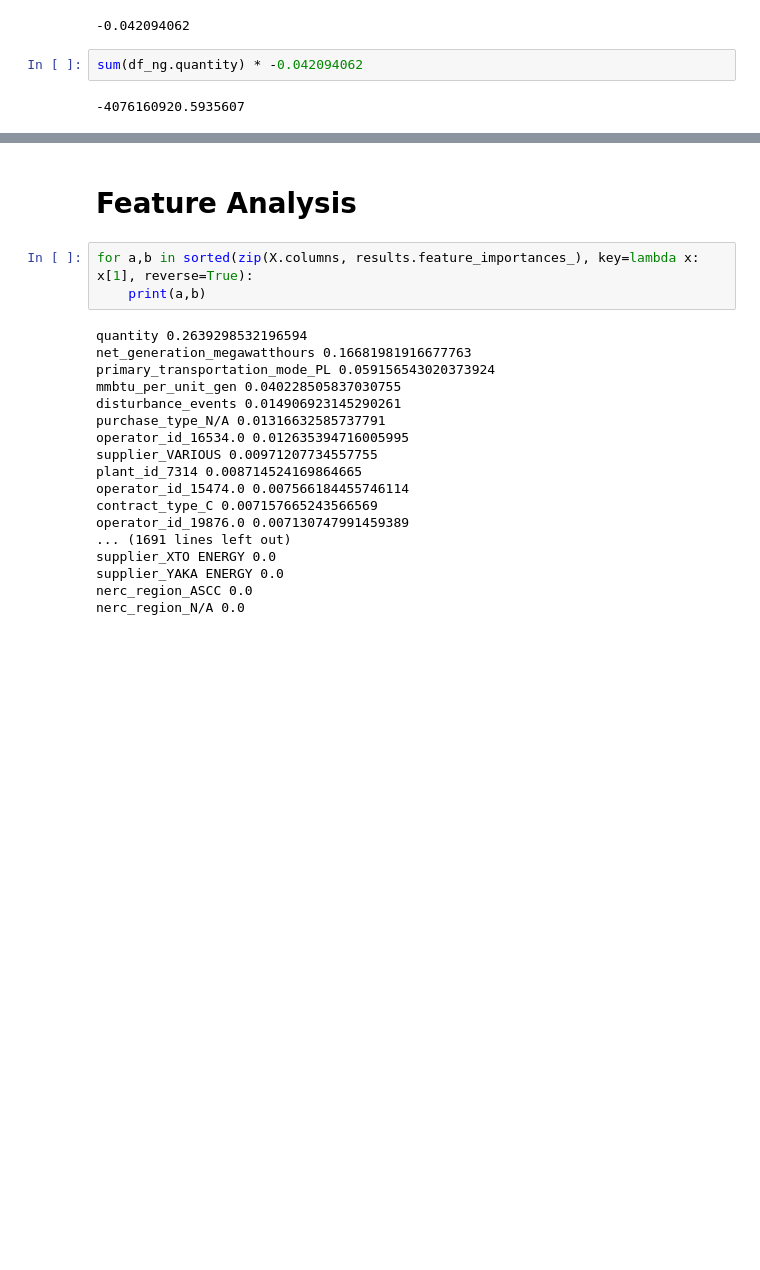
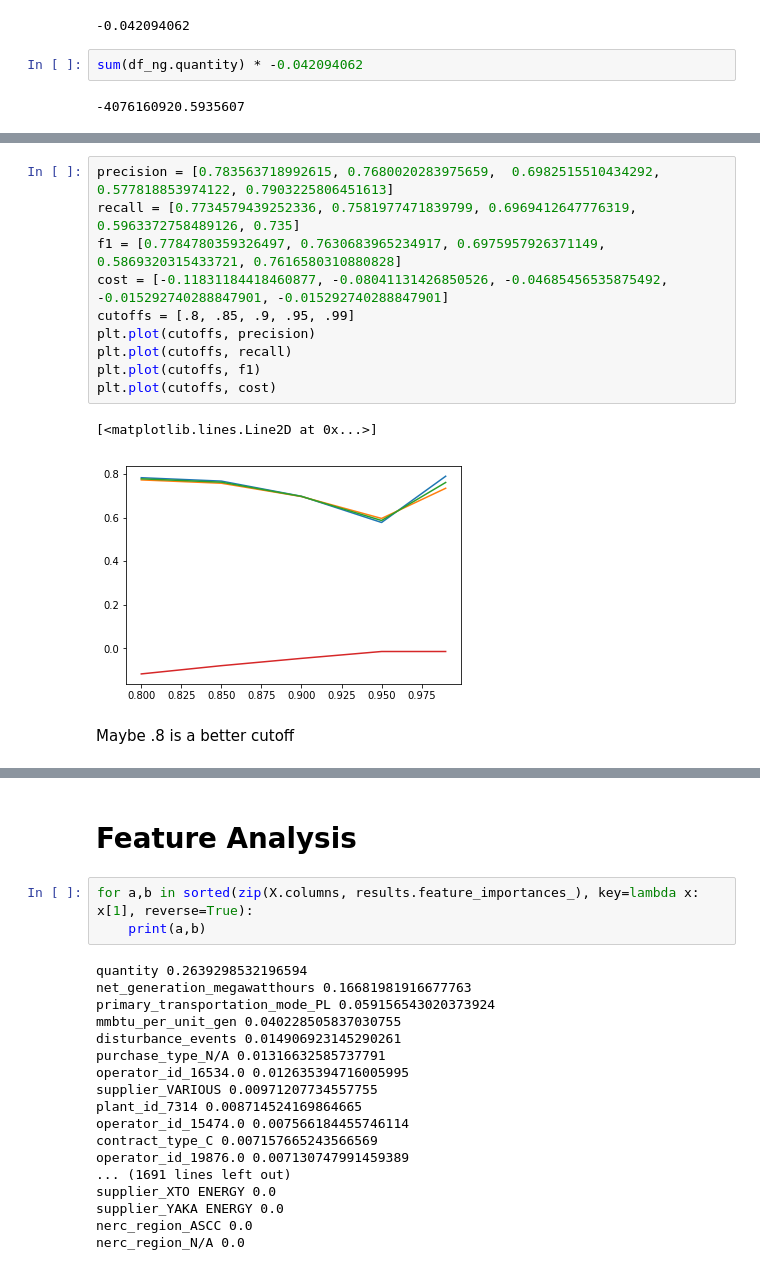
Before and after one commit to ortsed/eia-fuel-costs, a Jupyter notebook: 4-Natural-Gas-Analysis.ipynb, the cells around one changed output, grey strips where cells are left out. Saved outputs shown, nothing was run; the diff lists cells and outputs as text; blank space fills up the shorter version.

Commit message:
Adjusting cost function, trying different cutoffs

```diff
--- a/4-Natural-Gas-Analysis.ipynb
+++ b/4-Natural-Gas-Analysis.ipynb
@@ -206,0 +262,15 @@ Cost Function: -0.09338815262041558
+# %%
+precision = [0.783563718992615, 0.7680020283975659,  0.6982515510434292,   0.577818853974122, 0.7903225806451613]
+recall = [0.7734579439252336, 0.7581977471839799, 0.6969412647776319, 0.5963372758489126, 0.735]
+f1 = [0.7784780359326497, 0.7630683965234917, 0.6975957926371149, 0.5869320315433721, 0.7616580310880828]
+cost = [-0.11831184418460877, -0.08041131426850526, -0.04685456535875492, -0.015292740288847901, -0.015292740288847901]
+cutoffs = [.8, .85, .9, .95, .99]
+plt.plot(cutoffs, precision)
+plt.plot(cutoffs, recall)
+plt.plot(cutoffs, f1)
+plt.plot(cutoffs, cost)
+# %% [output]
+[<matplotlib.lines.Line2D at 0x...>]
+[figure, added]
+# %% [markdown]
+Maybe .8 is a better cutoff
```
Also changed, not shown: parts of 16 cells of this notebook, 4 other files.
